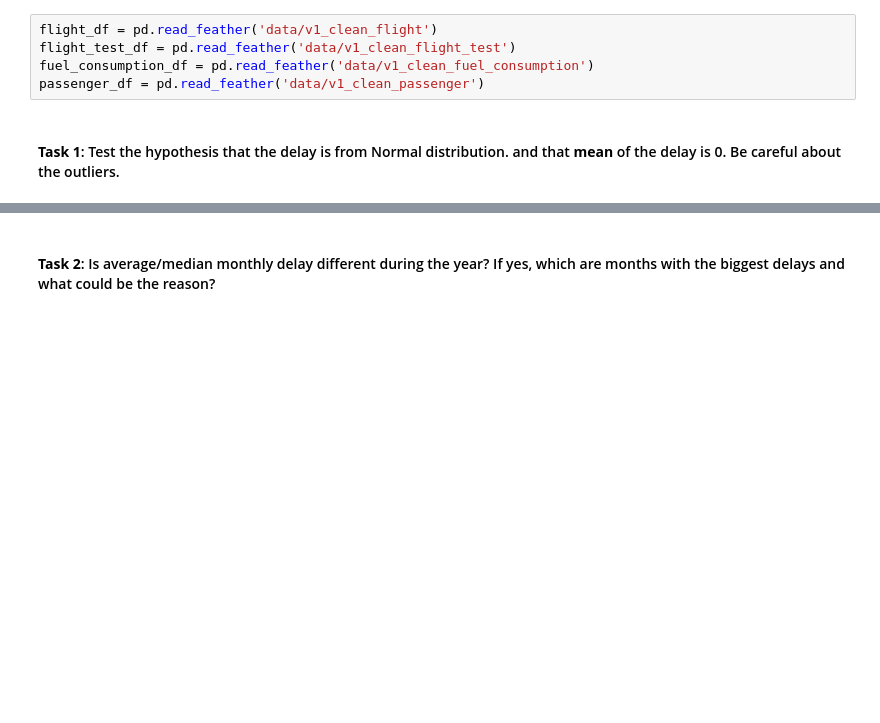
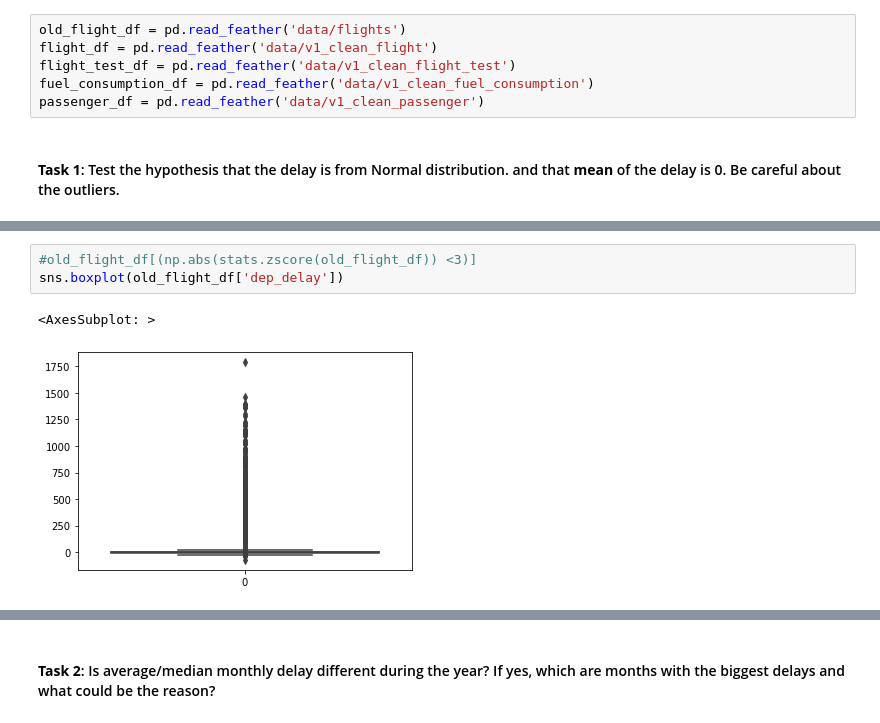
Before and after one commit to JohnathanJack/Predicting-Flight-Delays, a Jupyter notebook: exploratory_analysis.ipynb, the cells around one changed output, grey strips where cells are left out. Saved outputs shown, nothing was run; the diff lists cells and outputs as text; blank space fills up the shorter version.

```diff
--- a/exploratory_analysis.ipynb
+++ b/exploratory_analysis.ipynb
@@ -11,4 +16,5 @@ import numpy as np
 # %%
+old_flight_df = pd.read_feather('data/flights')
 flight_df = pd.read_feather('data/v1_clean_flight')
 flight_test_df = pd.read_feather('data/v1_clean_flight_test')
 fuel_consumption_df = pd.read_feather('data/v1_clean_fuel_consumption')
@@ -17,0 +40,6 @@ passenger_df = pd.read_feather('data/v1_clean_passenger')
+# %%
+#old_flight_df[(np.abs(stats.zscore(old_flight_df)) <3)]
+sns.boxplot(old_flight_df['dep_delay'])
+# %% [output]
+<AxesSubplot: >
+[figure, added]
```
Also changed, not shown: parts of 22 cells of this notebook, 10 other files.
